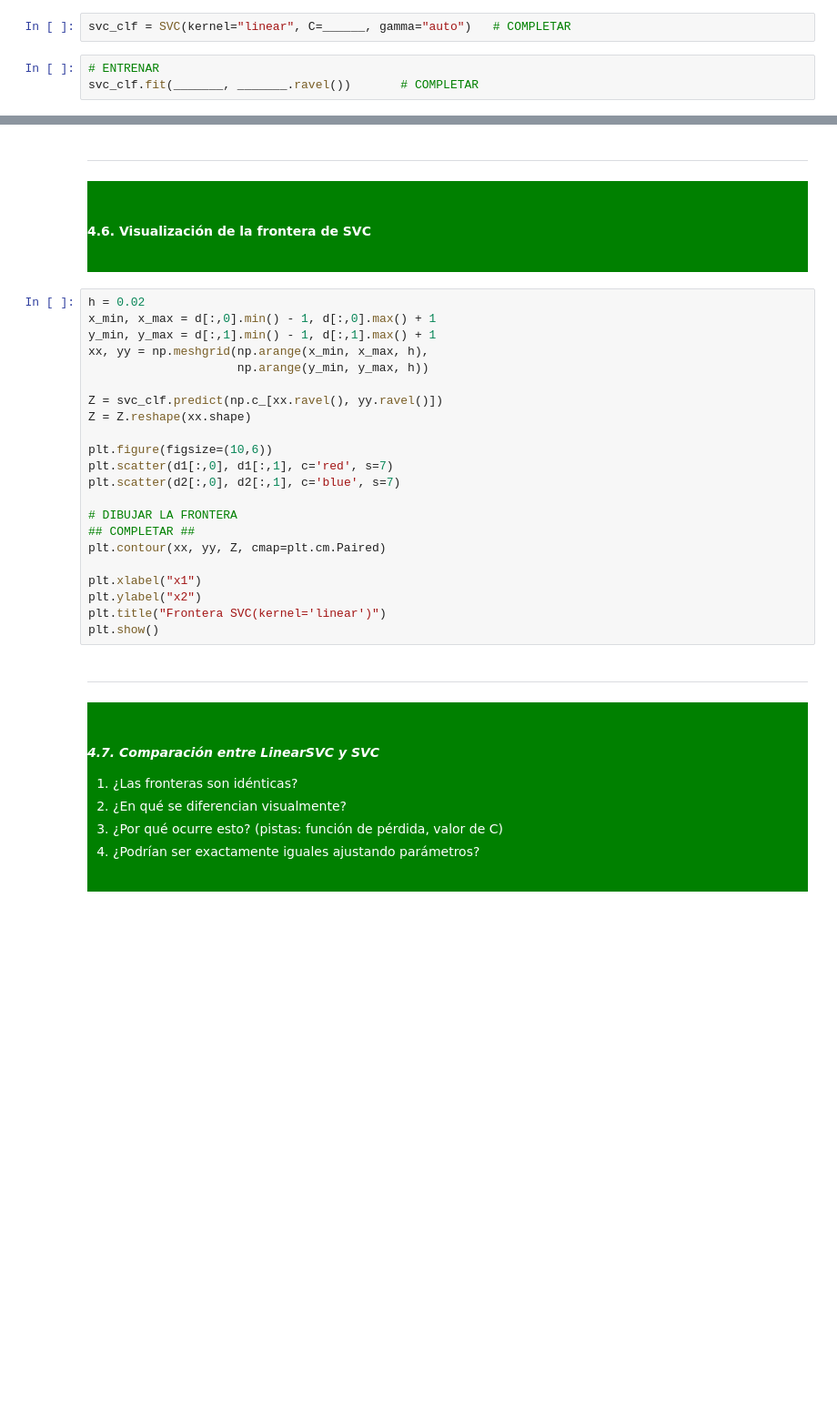
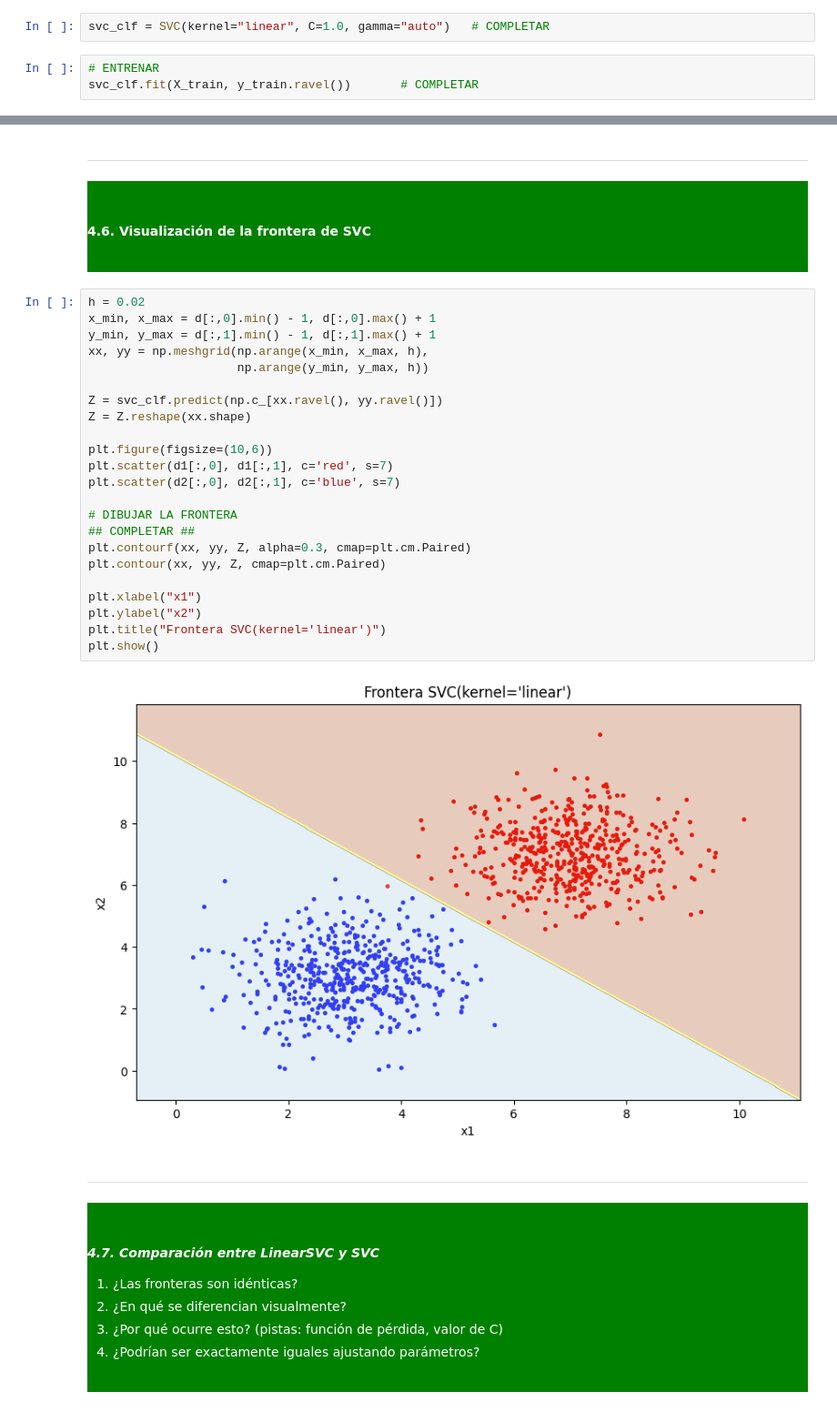
Before and after one commit to Ciclo-Especializacion-IA-y-BigData/prog-ia-ut03-svm-angel_daniela, a Jupyter notebook: 2.5.Supervised-SVMs.ipynb, the cells around one changed output, grey strips where cells are left out. Shown at 91% size. Cells and saved outputs as stored; diff of their text form; blank space fills up the shorter version.

```diff
--- a/2.5.Supervised-SVMs.ipynb
+++ b/2.5.Supervised-SVMs.ipynb
@@ -790,7 +851,7 @@ plt.show()
 
 <br>
 # %%
-svc_clf = SVC(kernel="linear", C=______, gamma="auto")   # COMPLETAR
+svc_clf = SVC(kernel="linear", C=1.0, gamma="auto")   # COMPLETAR
 # %%
 # ENTRENAR
-svc_clf.fit(_______, _______.ravel())       # COMPLETAR
+svc_clf.fit(X_train, y_train.ravel())       # COMPLETAR
@@ -811,25 +876,28 @@ acc_svc
 # %%
 h = 0.02
 x_min, x_max = d[:,0].min() - 1, d[:,0].max() + 1
 y_min, y_max = d[:,1].min() - 1, d[:,1].max() + 1
 xx, yy = np.meshgrid(np.arange(x_min, x_max, h),
                      np.arange(y_min, y_max, h))
 
 Z = svc_clf.predict(np.c_[xx.ravel(), yy.ravel()])
 Z = Z.reshape(xx.shape)
 
 plt.figure(figsize=(10,6))
 plt.scatter(d1[:,0], d1[:,1], c='red', s=7)
 plt.scatter(d2[:,0], d2[:,1], c='blue', s=7)
 
 # DIBUJAR LA FRONTERA
 ## COMPLETAR ##
+plt.contourf(xx, yy, Z, alpha=0.3, cmap=plt.cm.Paired)
 plt.contour(xx, yy, Z, cmap=plt.cm.Paired)
 
 plt.xlabel("x1")
 plt.ylabel("x2")
 plt.title("Frontera SVC(kernel='linear')")
 plt.show()
+# %% [output]
+[figure, added]
 # %% [markdown]
 ---
 
```
Also changed, not shown: parts of 64 cells of this notebook.
